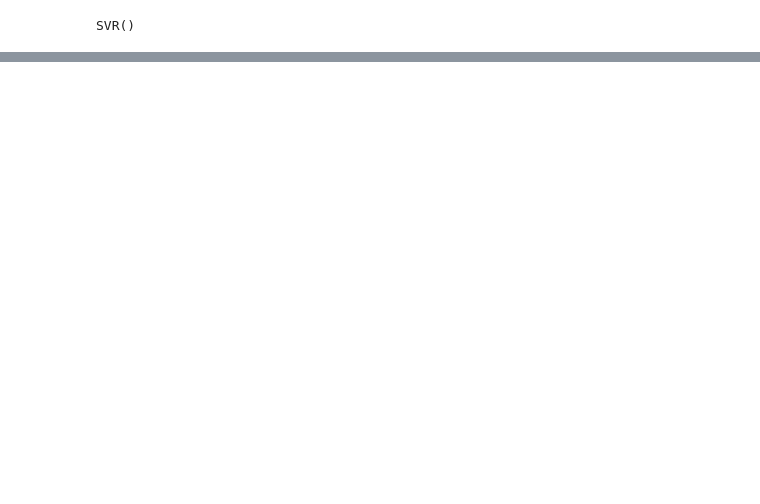
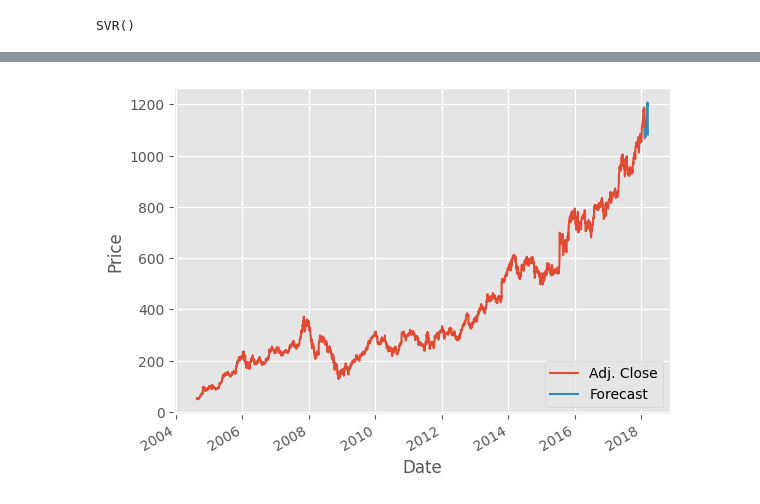
Before and after one commit to nupur710/Machine-Learning-in-Python, a Jupyter notebook: Regression.ipynb, the cells around one changed output, grey strips where cells are left out. Drawn from its saved outputs; the diff is of its cells as text; code cells hidden in the pictures; blank space fills up the shorter version.

Commit message:
plot

```diff
--- a/Regression.ipynb
+++ b/Regression.ipynb
@@ -261,0 +281,25 @@ array([[ 2.47789375e+00, -6.26371563e-01,  1.49673910e-01,
+# %%
+style.use("ggplot")
+# %%
+#add forecast column
+df['Forecast']= np.nan
+# %%
+#predict starting next day
+last_date= df.iloc[-1].name
+last_unix= last_date.timestamp()
+one_day= 86400
+next_unix= last_unix + one_day
+# %%
+for i in forecast_set:
+    next_date = datetime.datetime.fromtimestamp(next_unix)
+    next_unix += 86400
+    df.loc[next_date] = [np.nan for _ in range(len(df.columns)-1)]+[i]
+# %%
+df['Adj. Close'].plot()
+df['Forecast'].plot()
+plt.legend(loc=4)
+plt.xlabel('Date')
+plt.ylabel('Price')
+plt.show()
+# %% [output]
+[figure, added]
```
Also changed, not shown: parts of 14 cells of this notebook.
